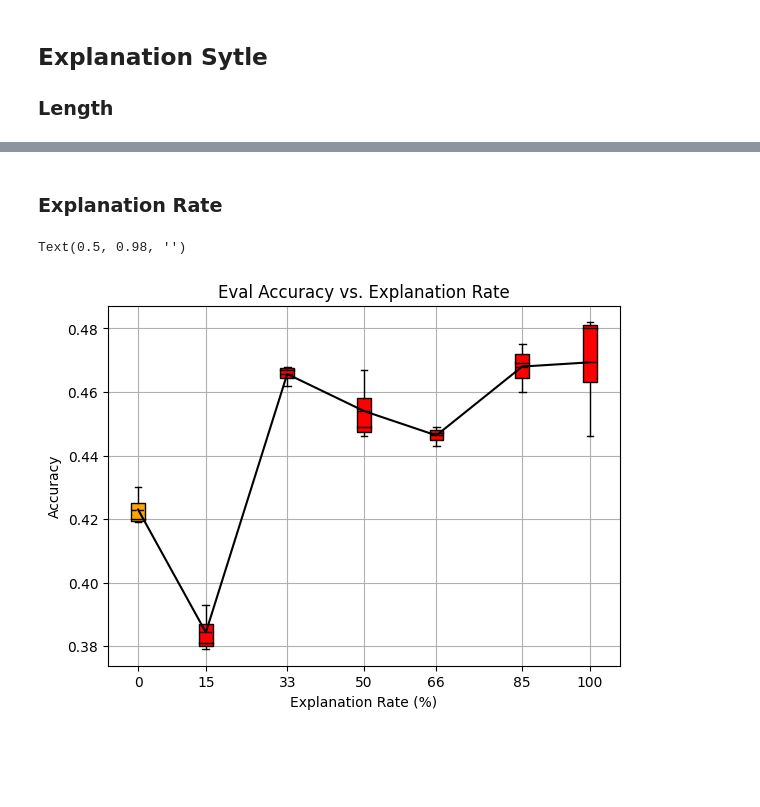
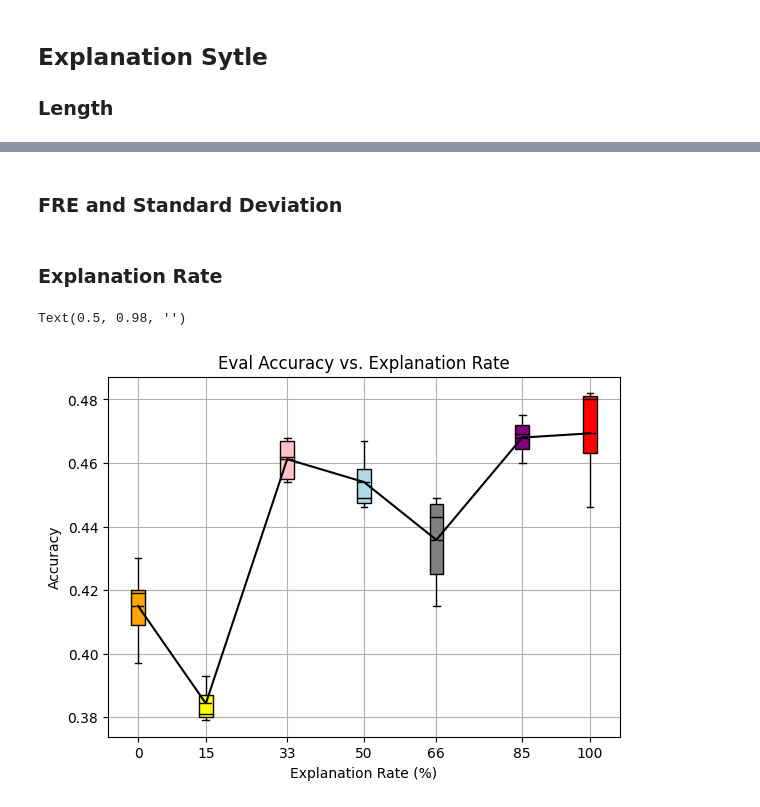
Before and after one commit to lukasvoege/ZeroShot-step-by-step-distillation, a Jupyter notebook: analytics.ipynb, the cells around one changed output, grey strips where cells are left out. Drawn from its saved outputs; the diff is of its cells as text; code cells hidden in the pictures; blank space fills up the shorter version.

```diff
--- a/analytics.ipynb
+++ b/analytics.ipynb
@@ -377,0 +389,2 @@ Text(0.5, 1.05, 'Eval Accuracy vs. Average Length of Explanation across Model Si
+# %% [markdown]
+### FRE and Standard Deviation
@@ -385,33 +441,33 @@ filtered_exp_rate = filtered_exp_rate.query("(dataset == 'anli1' and model == 't
 
 # group over runs and add mean and standard error over top 3 runs
 filtered_exp_rate = filtered_exp_rate.groupby(["prompt_mix"]).apply(
-    lambda group: group.nlargest(3, "eval_acc")).reset_index(drop=True)
+    lambda group: group.nlargest(5, "eval_acc")).reset_index(drop=True)
 
 xr = {0: 0, 8: 100, 10: 66, 11: 33, 12: 50, 13: 15, 14: 85}
 filtered_exp_rate["xr"] = filtered_exp_rate["prompt_mix"].map(xr)
 filtered_exp_rate = filtered_exp_rate.sort_values(by=["xr"])
 
 fig, ax = plt.subplots()
 
 positions = sorted(xr.values())
 colors = ["orange", "yellow", "pink", "lightblue", "grey", "purple", "red"]
-colors = ["orange", "red", "red", "red", "red", "red", "red"]
+#colors = ["orange", "red", "red", "red", "red", "red", "red"]
 bplot = filtered_exp_rate.boxplot(column="eval_acc", by="xr", ax=ax, positions=positions, grid=True, widths=3.0, patch_artist=True,
                                     boxprops=dict(edgecolor="black"),
                                     medianprops=dict(color="black", linewidth=1),
                                     meanprops=dict(color="black", linewidth=1),
                                     whiskerprops=dict(color="black"),
                                     showfliers=False,
                                     showmeans=True, meanline=True)
 boxes = [child for child in bplot.get_children() if isinstance(child, matplotlib.patches.PathPatch)]
 for box, color in zip(boxes, colors):
     box.set_facecolor(color)
 
 ax.plot(positions, filtered_exp_rate.groupby(["xr"]).agg({"eval_acc": "mean"}), color="black", marker="")
 ax.set_title("Eval Accuracy vs. Explanation Rate")
 ax.set_xlabel("Explanation Rate (%)")
 ax.set_ylabel("Accuracy")
 fig.suptitle("")
 # %% [output]
 Text(0.5, 0.98, '')
-[figure, old version]
+[figure, new version]
```
Also changed, not shown: parts of 7 cells of this notebook, 1 other file.
